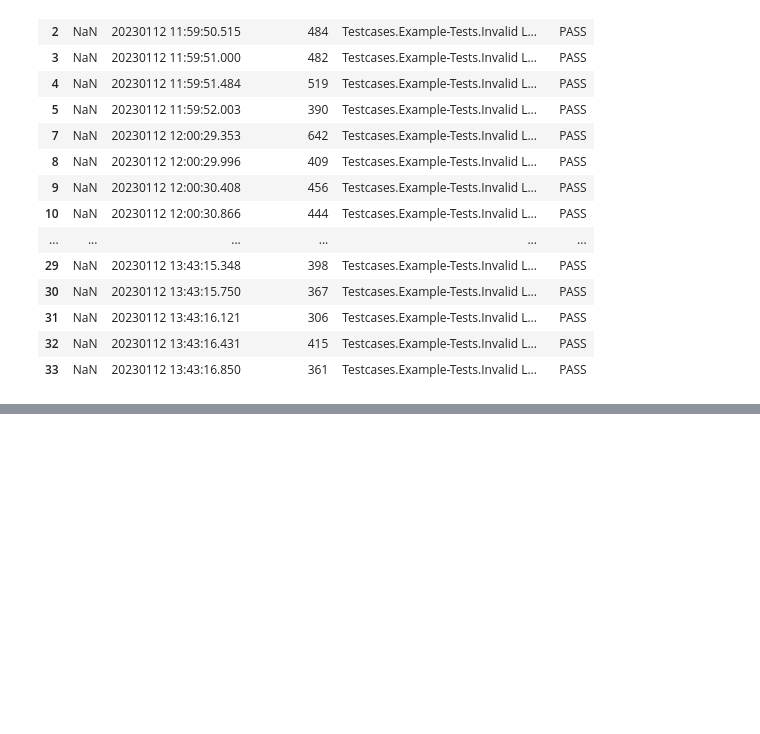
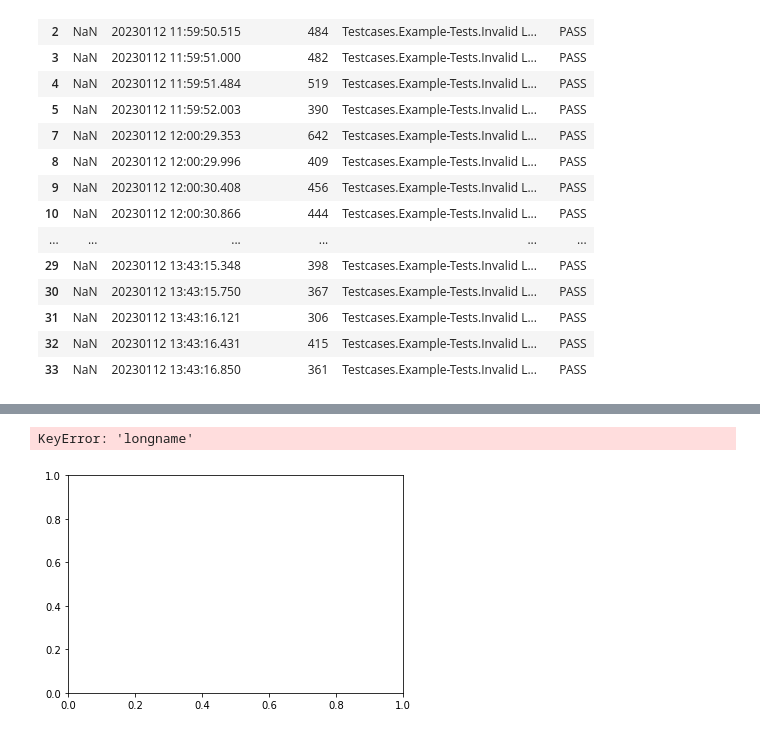
Before and after one commit to perfroboter/robotframework-perfbot, a Jupyter notebook: panda-visualization.ipynb, the cells around one changed output, grey strips where cells are left out. Saved outputs shown, nothing was run; the diff lists cells and outputs as text; code cells hidden in the pictures; blank space fills up the shorter version.

```diff
--- a/panda-visualization.ipynb
+++ b/panda-visualization.ipynb
@@ -68,0 +94,5 @@ boxplot = other_df.boxplot(column=['elapsedTime'], by=['longname'], rot=90, font
+# %%
+frame.plot.scatter(y='elapsedTime',x='longname')
+# %% [output]
+KeyError: 'longname'
+[figure, added]
```
Also changed, not shown: parts of 6 cells of this notebook.
